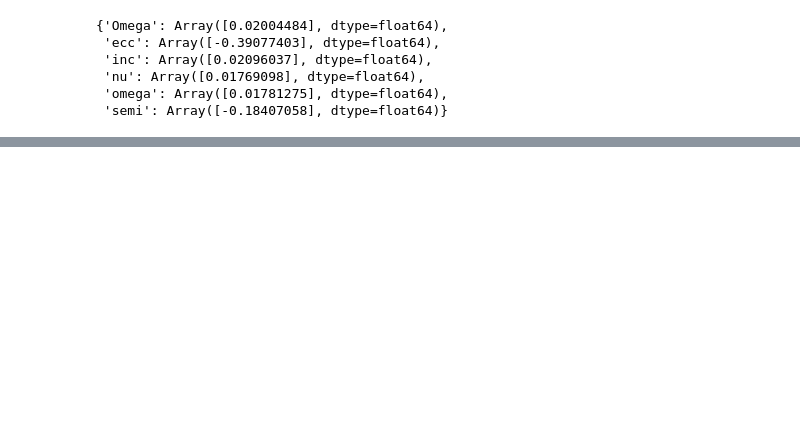
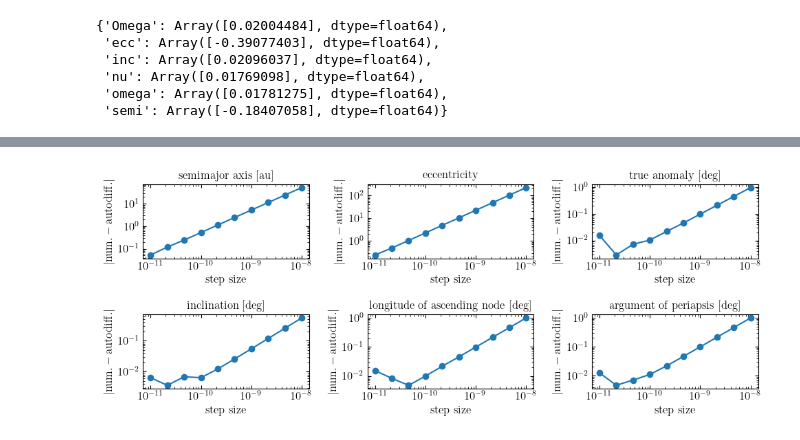
Before and after one commit to ben-cassese/jorbit, a Jupyter notebook: paper/autodiff_compare.ipynb, the cells around one changed output, grey strips where cells are left out. Drawn from its saved outputs; the diff is of its cells as text; code cells hidden in the pictures; blank space fills up the shorter version.

```diff
--- a/paper/autodiff_compare.ipynb
+++ b/paper/autodiff_compare.ipynb
@@ -130,0 +139,45 @@ plt.savefig("figures/autodiff_vs_numerical.pdf", bbox_inches="tight")
+# %%
+fig, ax = plt.subplots(nrows=2, ncols=3, figsize=(10, 4))
+for i, param in enumerate(["semi", "ecc", "nu", "inc", "Omega", "omega"]):
+    ax = plt.subplot(2, 3, i + 1)
+    ax.plot(
+        10 ** jnp.linspace(-8, -11, 10),
+        np.abs(numerical_derivs[param] - autodiff_grads[param]),
+        marker="o",
+        label="numerical",
+    )
+    # ax.axhline(
+    #     autodiff_grads[param], color="orange", linestyle="--", label="jorbit autodiff"
+    # )
+    ax.set_xscale("log")
+    ax.set_yscale("log")
+
+proper_names = [
+    "semimajor axis [au]",
+    "eccentricity",
+    "true anomaly [deg]",
+    "inclination [deg]",
+    "longitude of ascending node [deg]",
+    "argument of periapsis [deg]",
+]
+frac_names = [
+    "a",
+    "e",
+    "\\nu",
+    "i",
+    "\\Omega",
+    "\\omega",
+]
+for i, param in enumerate(["semi", "ecc", "nu", "inc", "Omega", "omega"]):
+    ax = plt.subplot(2, 3, i + 1)
+    ax.set_title(proper_names[i], fontsize=12)
+    ax.tick_params(labelsize=12)
+    ax.set_xlabel("step size", fontsize=12)
+    # l = "$\\frac{\\partial \\mathcal{L}}{\\partial " + frac_names[i] + "}$"
+    # ax.set_ylabel(l, fontsize=16)
+    ax.set_ylabel("$|\\mathrm{num.} - \\mathrm{autodiff.}|$", fontsize=12)
+
+plt.tight_layout()
+plt.savefig("figures/autodiff_vs_numerical.pdf", bbox_inches="tight")
+# %% [output]
+[figure, added]
```
Also changed, not shown: parts of 1 cell of this notebook, 1 other file.
